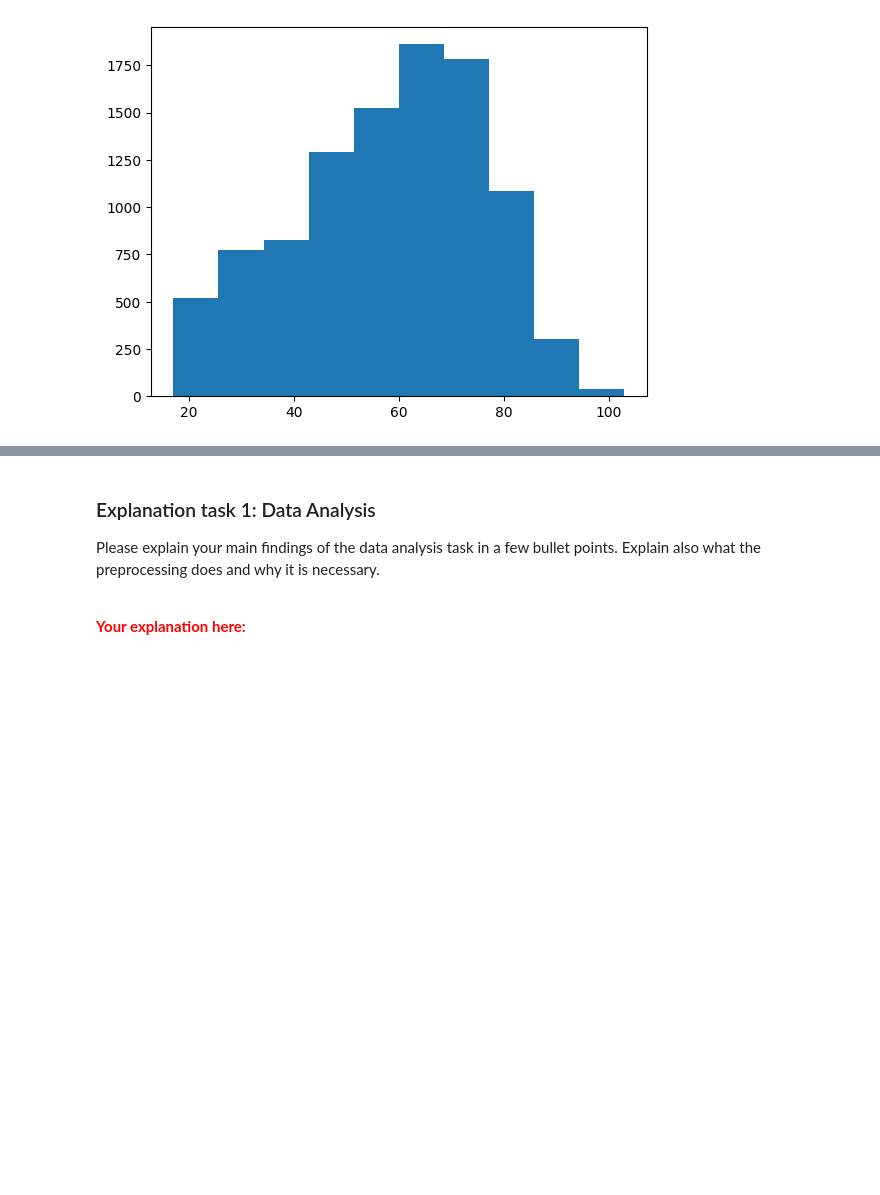
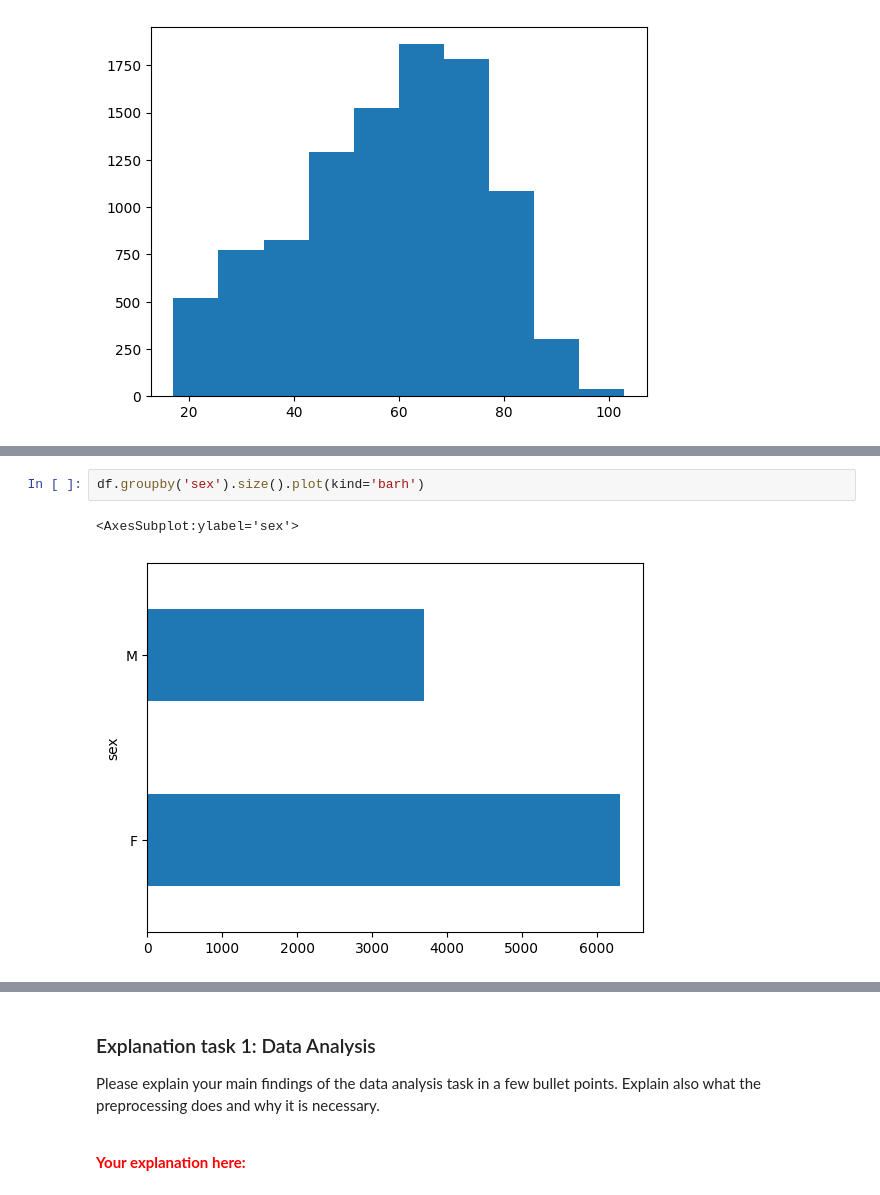
Before and after one commit to ricardocsantana/eeg-class, a Jupyter notebook: assignment_ecg_classification_andre.ipynb, the cells around one changed output, grey strips where cells are left out. Drawn from its saved outputs; the diff is of its cells as text; blank space fills up the shorter version.

```diff
--- a/assignment_ecg_classification_andre.ipynb
+++ b/assignment_ecg_classification_andre.ipynb
@@ -266,0 +272,5 @@ plt.show()
+# %%
+df.groupby('sex').size().plot(kind='barh')
+# %% [output]
+<AxesSubplot:ylabel='sex'>
+[figure, added]
```
Also changed, not shown: parts of 2 cells of this notebook.
